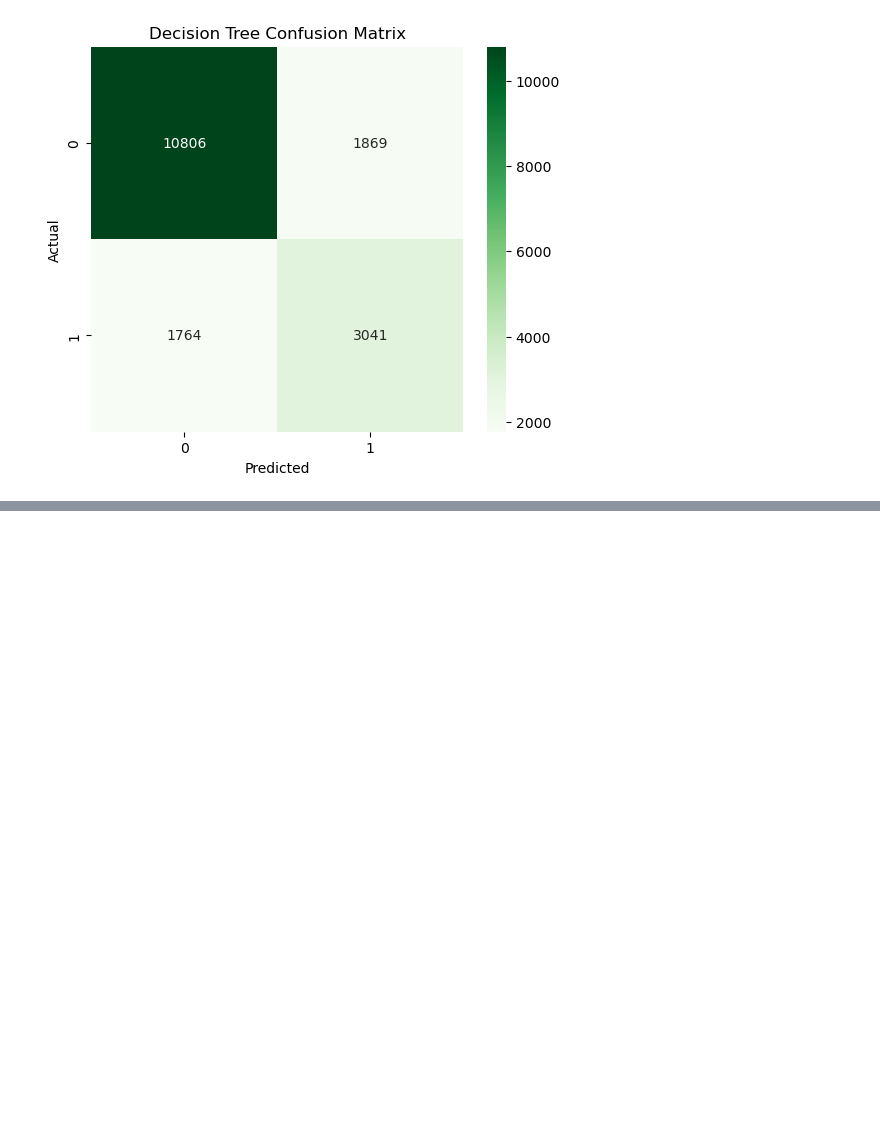
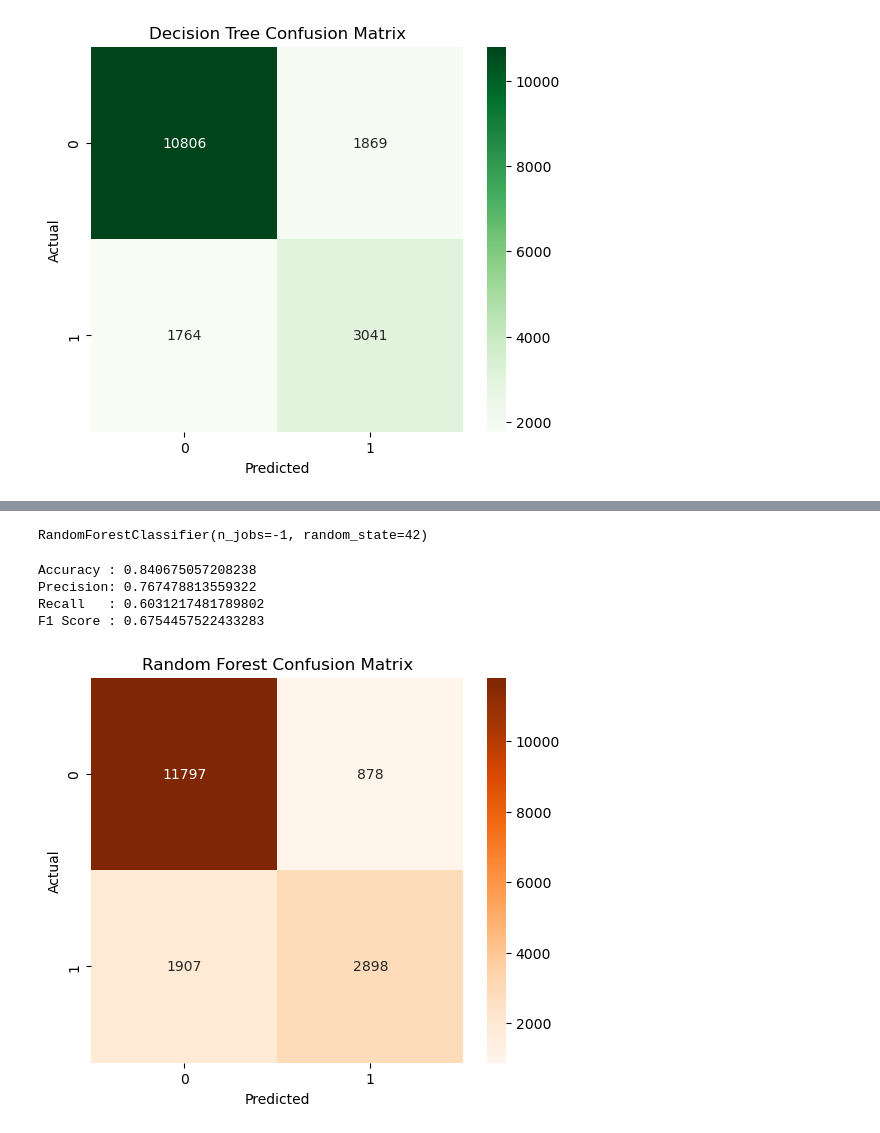
Before and after one commit to venkatjyoshitpotnuru/Hotel-Booking-Cancellation-Using-Ensemble-Learning, a Jupyter notebook: notebooks/Hotel_Booking_Ensemble_Study.ipynb.ipynb, the cells around one changed output, grey strips where cells are left out. Saved outputs shown, nothing was run; the diff lists cells and outputs as text; code cells hidden in the pictures; blank space fills up the shorter version.

Commit message:
Added RAndom Forest model with feature importance analysis

```diff
--- a/notebooks/Hotel_Booking_Ensemble_Study.ipynb.ipynb
+++ b/notebooks/Hotel_Booking_Ensemble_Study.ipynb.ipynb
@@ -588,0 +628,52 @@ plt.show()
+# %%
+rf_model = RandomForestClassifier(
+    n_estimators=100,
+    random_state=42,
+    n_jobs=-1
+)
+# %%
+rf_model.fit(X_train, y_train)
+# %% [output]
+RandomForestClassifier(n_jobs=-1, random_state=42)
+# %%
+y_pred_rf = rf_model.predict(X_test)
+# %%
+from sklearn.metrics import (
+    accuracy_score,
+    precision_score,
+    recall_score,
+    f1_score
+)
+
+print("Accuracy :", accuracy_score(y_test, y_pred_rf))
+print("Precision:", precision_score(y_test, y_pred_rf))
+print("Recall   :", recall_score(y_test, y_pred_rf))
+print("F1 Score :", f1_score(y_test, y_pred_rf))
+# %% [output]
+Accuracy : 0.840675057208238
+Precision: 0.767478813559322
+Recall   : 0.6031217481789802
+F1 Score : 0.6754457522433283
+# %%
+from sklearn.metrics import confusion_matrix
+
+cm = confusion_matrix(y_test, y_pred_rf)
+
+plt.figure(figsize=(6,5))
+
+sns.heatmap(
+    cm,
+    annot=True,
+    fmt="d",
+    cmap="Oranges"
+)
+
+plt.title("Random Forest Confusion Matrix")
+
+plt.xlabel("Predicted")
+
+plt.ylabel("Actual")
+
+plt.show()
+# %% [output]
+[figure, added]
```
Also changed, not shown: parts of 6 cells of this notebook.
